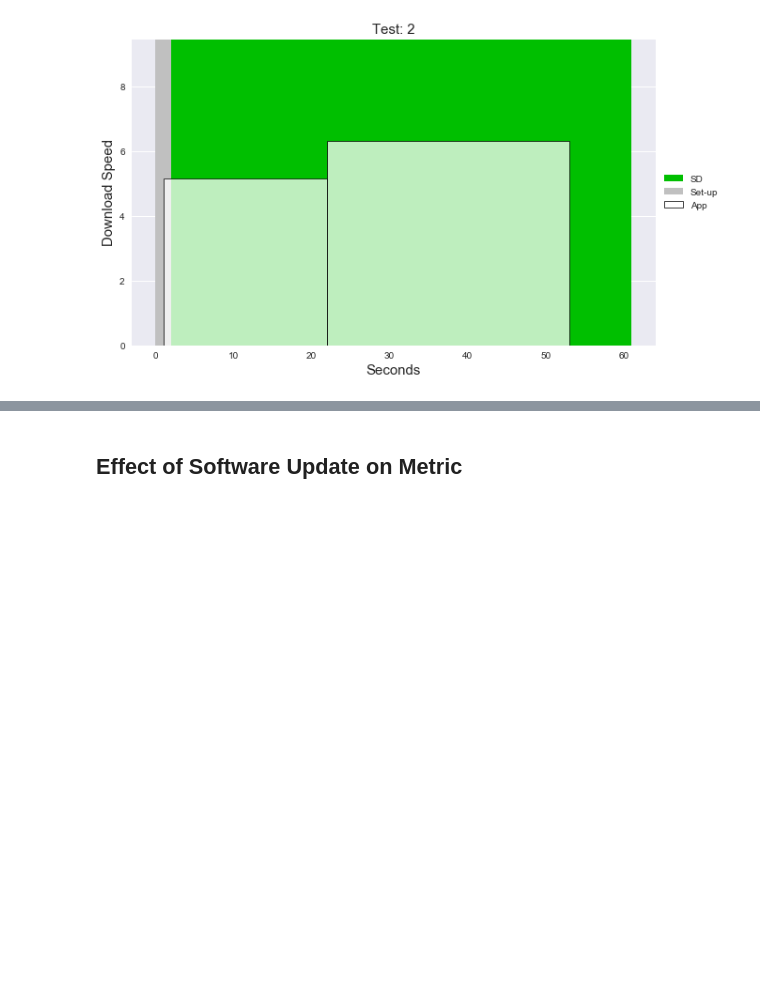
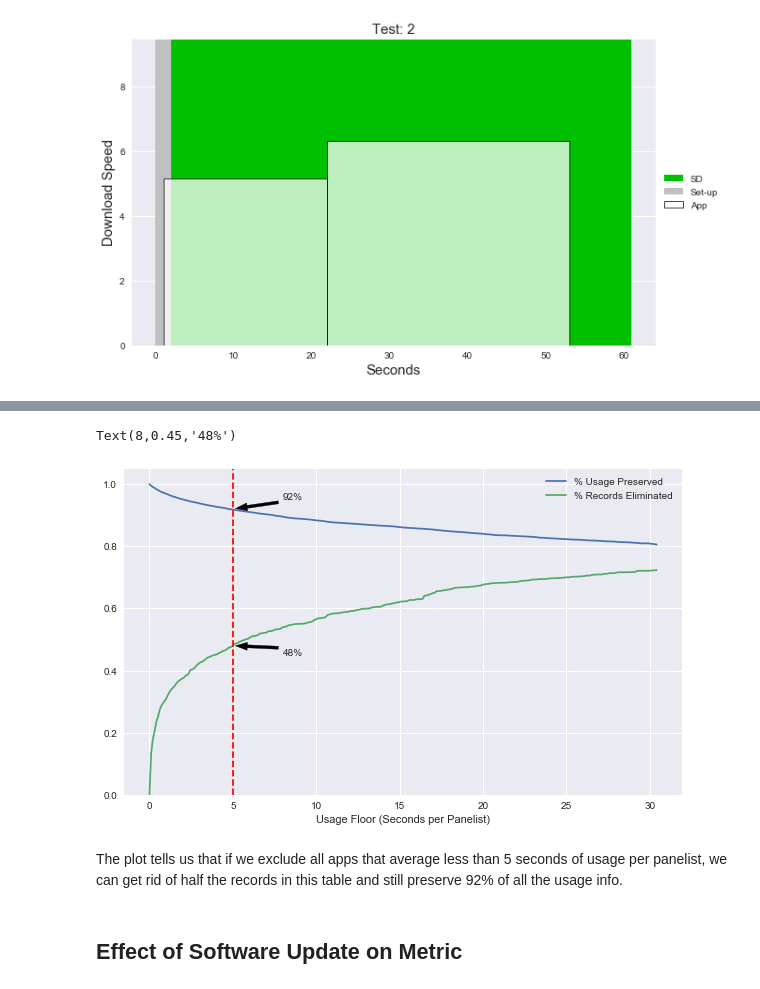
Before and after one commit to giurtuhutrhj/data-viz, a Jupyter notebook: data_viz.ipynb, the cells around one changed output, grey strips where cells are left out. Cells and saved outputs as stored; diff of their text form; code cells hidden in the pictures; blank space fills up the shorter version.

```diff
--- a/data_viz.ipynb
+++ b/data_viz.ipynb
@@ -169,3 +189,18 @@ plot_data_transfer(df[df['instanceid'] == 2])
+# %%
+f, ax = plt.subplots(1, figsize=(10, 6))
+ax.plot(df_floors['floor'], df_floors['pct_usage_preserved'])
+ax.plot(df_floors['floor'], df_floors['pct_records_eliminated'])
+ax.set_ylim(ymin=0)
+ax.set_xlabel('Usage Floor (Seconds per Panelist)')
+ax.legend(['% Usage Preserved', '% Records Eliminated'])
+plt.axvline(x=5, color='r', linestyle='--')
+ax.annotate('92%', xy=(5, .92), xytext=(8, .95), arrowprops=dict(facecolor='black', width=3, headwidth=8, shrink=0.05))
+ax.annotate('48%', xy=(5, .48), xytext=(8, .45), arrowprops=dict(facecolor='black', width=3, headwidth=8, shrink=0.05))
+# %% [output]
+Text(8,0.45,'48%')
+[figure, added]
+# %% [markdown]
+The plot tells us that if we exclude all apps that average less than 5 seconds of usage per panelist, we can get rid of half the records in this table and still preserve 92% of all the usage info.
 # %% [markdown]
 ## Effect of Software Update on Metric
 # %% [markdown]
```
Also changed, not shown: parts of 4 cells of this notebook.
